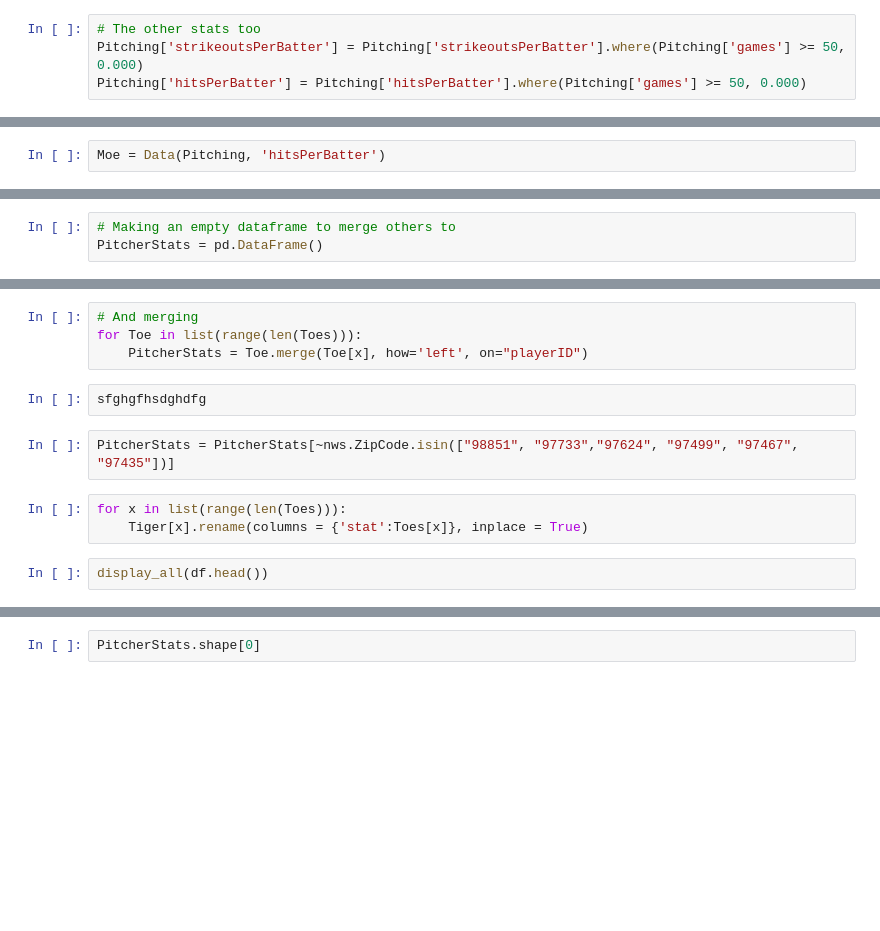
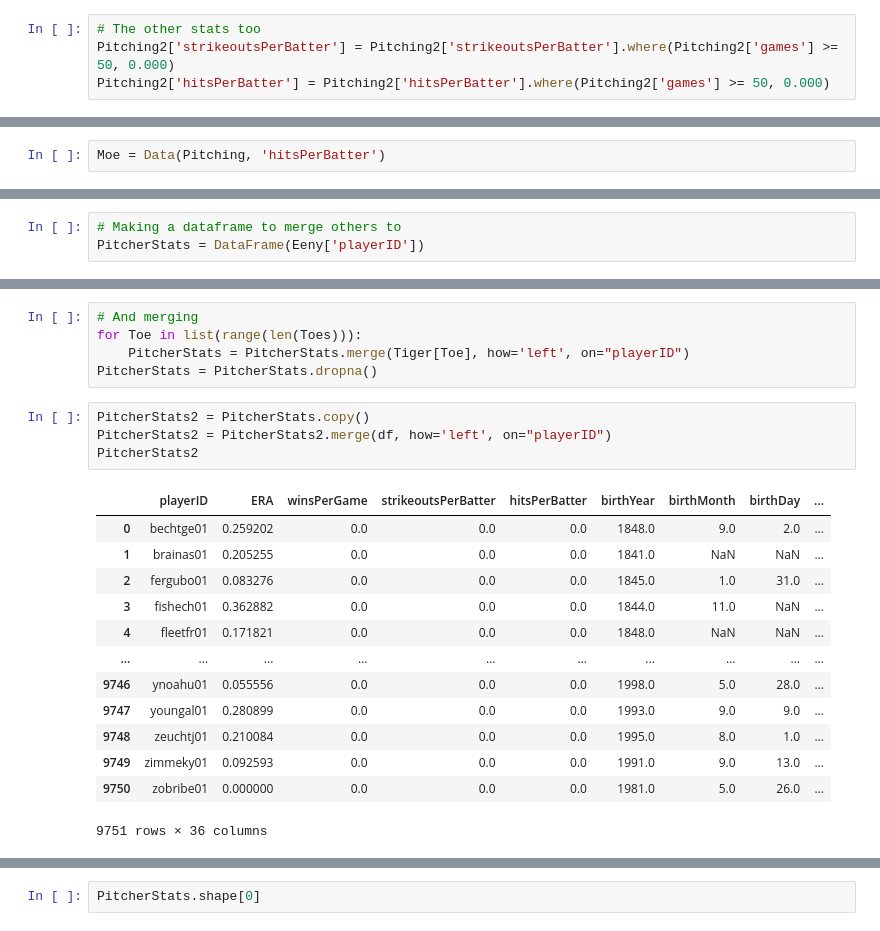
Before and after one commit to aradaha/Baseball-Stats-Project, a Jupyter notebook: Capstone.ipynb, the cells around one changed output, grey strips where cells are left out. Cells and saved outputs as stored; diff of their text form; blank space fills up the shorter version.

```diff
--- a/Capstone.ipynb
+++ b/Capstone.ipynb
@@ -490,6 +495,6 @@ Pitching.sort_values(by='winsPerGame')
 47628 rows × 6 columns
 # %%
 # The other stats too
-Pitching['strikeoutsPerBatter'] = Pitching['strikeoutsPerBatter'].where(Pitching['games'] >= 50, 0.000)
-Pitching['hitsPerBatter'] = Pitching['hitsPerBatter'].where(Pitching['games'] >= 50, 0.000)
+Pitching2['strikeoutsPerBatter'] = Pitching2['strikeoutsPerBatter'].where(Pitching2['games'] >= 50, 0.000)
+Pitching2['hitsPerBatter'] = Pitching2['hitsPerBatter'].where(Pitching2['games'] >= 50, 0.000)
 # %%
@@ -552,3 +537,3 @@ Eeny.sort
 # %%
-# Making an empty dataframe to merge others to
-PitcherStats = pd.DataFrame()
+# Making a dataframe to merge others to
+PitcherStats = DataFrame(Eeny['playerID'])
@@ -555,13 +554,23 @@ PitcherStats = pd.DataFrame()
 # %%
 # And merging
 for Toe in list(range(len(Toes))):
-    PitcherStats = Toe.merge(Toe[x], how='left', on="playerID")
+    PitcherStats = PitcherStats.merge(Tiger[Toe], how='left', on="playerID")
+PitcherStats = PitcherStats.dropna()
-# %%
-sfghgfhsdghdfg
-# %%
-PitcherStats = PitcherStats[~nws.ZipCode.isin(["98851", "97733","97624", "97499", "97467", "97435"])]
-# %%
-for x in list(range(len(Toes))):
-    Tiger[x].rename(columns = {'stat':Toes[x]}, inplace = True)
-# %%
-display_all(df.head())
+# %%
+PitcherStats2 = PitcherStats.copy()
+PitcherStats2 = PitcherStats2.merge(df, how='left', on="playerID")
+PitcherStats2
+# %% [output]
+|  | playerID | ERA | winsPerGame | strikeoutsPerBatter | hitsPerBatter | birthYear | birthMonth | birthDay | ... |
+| 0 | bechtge01 | 0.259202 | 0.0 | 0.0 | 0.0 | 1848.0 | 9.0 | 2.0 | ... |
+| 1 | brainas01 | 0.205255 | 0.0 | 0.0 | 0.0 | 1841.0 | NaN | NaN | ... |
+| 2 | fergubo01 | 0.083276 | 0.0 | 0.0 | 0.0 | 1845.0 | 1.0 | 31.0 | ... |
+| 3 | fishech01 | 0.362882 | 0.0 | 0.0 | 0.0 | 1844.0 | 11.0 | NaN | ... |
+| 4 | fleetfr01 | 0.171821 | 0.0 | 0.0 | 0.0 | 1848.0 | NaN | NaN | ... |
+| ... | ... | ... | ... | ... | ... | ... | ... | ... | ... |
+| 9746 | ynoahu01 | 0.055556 | 0.0 | 0.0 | 0.0 | 1998.0 | 5.0 | 28.0 | ... |
+| 9747 | youngal01 | 0.280899 | 0.0 | 0.0 | 0.0 | 1993.0 | 9.0 | 9.0 | ... |
+| 9748 | zeuchtj01 | 0.210084 | 0.0 | 0.0 | 0.0 | 1995.0 | 8.0 | 1.0 | ... |
+| 9749 | zimmeky01 | 0.092593 | 0.0 | 0.0 | 0.0 | 1991.0 | 9.0 | 13.0 | ... |
+| 9750 | zobribe01 | 0.000000 | 0.0 | 0.0 | 0.0 | 1981.0 | 5.0 | 26.0 | ... |
+9751 rows × 36 columns
```
Also changed, not shown: parts of 14 cells of this notebook.
